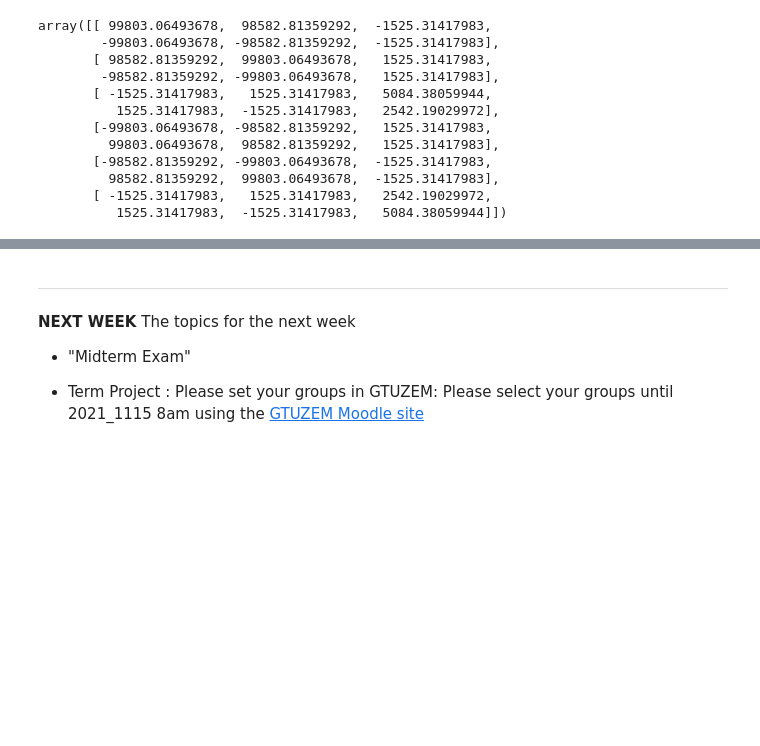
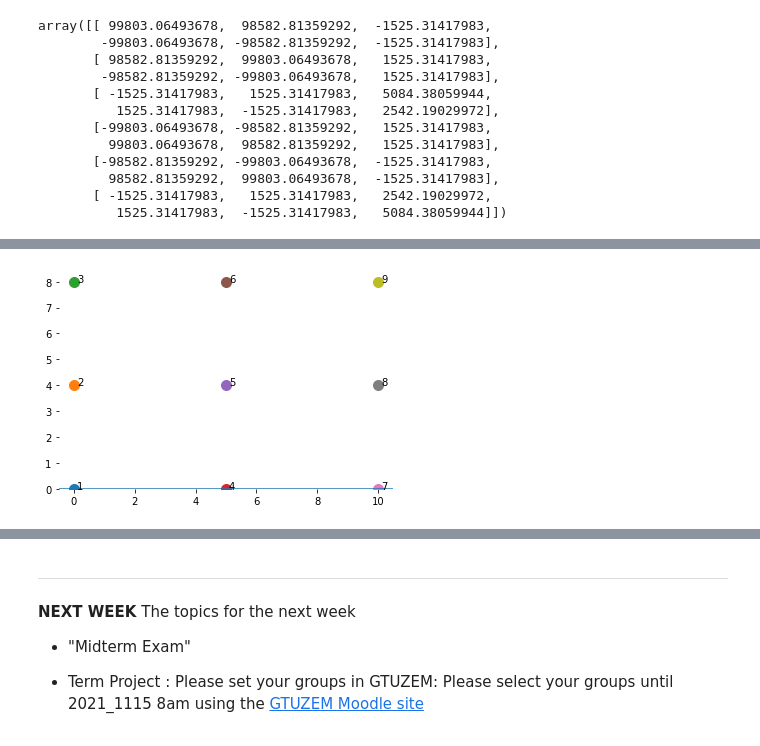
Before and after one commit to gtuinsaat/2021-EQE512-Matrix-Methods-In-Structural-Analysis, a Jupyter notebook: EQE512-Week07-Lecture.ipynb, the cells around one changed output, grey strips where cells are left out. Drawn from its saved outputs; the diff is of its cells as text; code cells hidden in the pictures; blank space fills up the shorter version.

```diff
--- a/EQE512-Week07-Lecture.ipynb
+++ b/EQE512-Week07-Lecture.ipynb
@@ -336,0 +393,15 @@ Let's check the result
+# %%
+joint_nodes = {}
+isim = 1
+for i in range(0,13,5) :
+    for j in range(0,9,4):
+        plt.plot( i , j , marker = "o", ms = 10 )
+        joint_nodes[isim ] = [i,j]
+        plt.text( i+.1, j , isim)
+        isim += 1
+
+plt.axhline()
+plt.ylim(bottom = 0 )
+plt.box(False)
+# %% [output]
+[figure, added]
```
Also changed, not shown: parts of 13 cells of this notebook.
